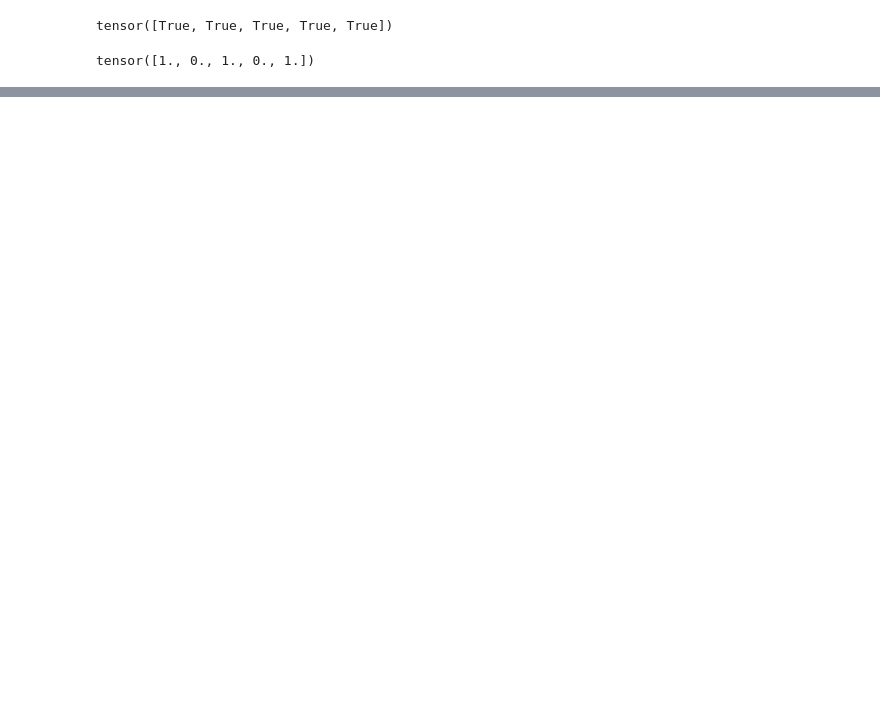
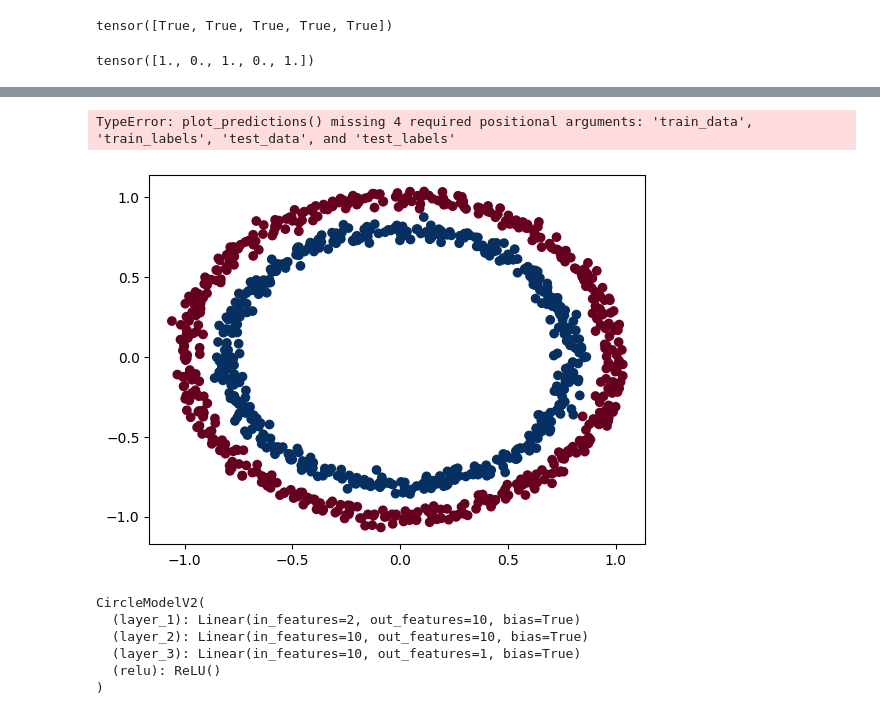
Before and after one commit to Olofmeister007/Pytorch-Prac, a Jupyter notebook: pytorch_02.ipynb, the cells around one changed output, grey strips where cells are left out. Drawn from its saved outputs; the diff is of its cells as text; code cells hidden in the pictures; blank space fills up the shorter version.

```diff
--- a/pytorch_02.ipynb
+++ b/pytorch_02.ipynb
@@ -257,0 +337,22 @@ class CircleModelv1(nn.Module)
+# %%
+model_2.eval()
+with torch.inference_mode():
+  y_preds = model_2(X_test_regression)
+
+#From helper file imported form github
+plot_predictions() #TODO
+# %% [output]
+TypeError: plot_predictions() missing 4 required positional arguments: 'train_data', 'train_labels', 'test_data', and 'test_labels'
+# %%
+# we need to intorduce non-linearity because our data is non linearitiyy
+# non linearity and lieanrity is very powerful beacuse with straight and non straight lines which in infinite in number we could basicallly make any prediction that we want
+import matplotlib.pyplot as plt
+from sklearn.datasets import make_circles
+
+n_samples = 1000
+
+X, y = make_circles(n_samples, noise=0.03,random_state=42)
+
+plt.scatter(X[:, 0], X[:, 1], c=y, cmap=plt.cm.RdBu);
+# %% [output]
+[figure, added]
@@ -257,0 +371,24 @@ class CircleModelv1(nn.Module)
+# %%
+from torch import nn
+
+class CircleModelV2(nn.Module):
+  def __init__(self):
+      super().__init__()
+      self.layer_1 = nn.Linear(2,10)
+      self.layer_2 = nn.Linear(10, 10)
+      self.layer_3 = nn.Linear(10, 1)
+      # self.layer_4 = nn.Linear(10,1)
+      self.relu = nn.ReLU()
+
+  def forward(self, x):
+    return self.layer_3(self.relu(self.layer_2(self.relu(self.layer_1(x)))))
+
+model_3 = CircleModelV2().to(device)
+model_3
+# %% [output]
+CircleModelV2(
+  (layer_1): Linear(in_features=2, out_features=10, bias=True)
+  (layer_2): Linear(in_features=10, out_features=10, bias=True)
+  (layer_3): Linear(in_features=10, out_features=1, bias=True)
+  (relu): ReLU()
+)
```
Also changed, not shown: parts of 21 cells of this notebook.
